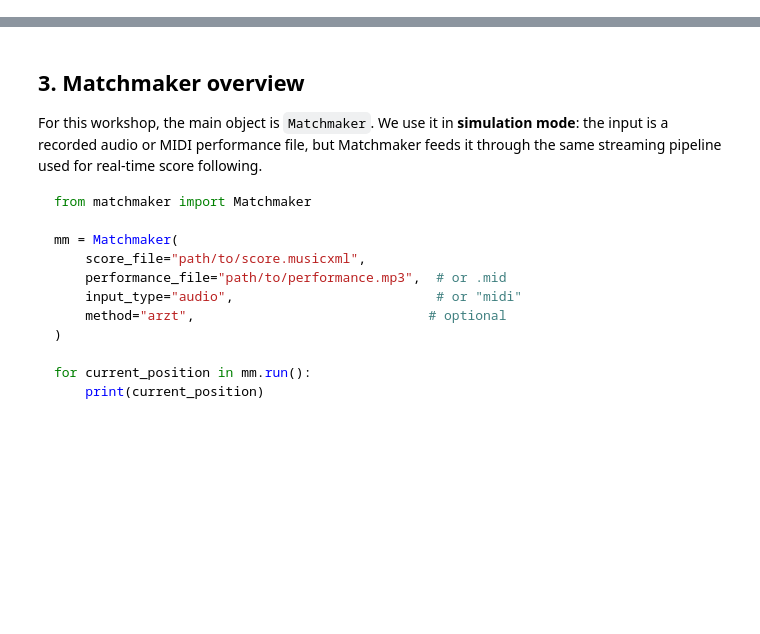
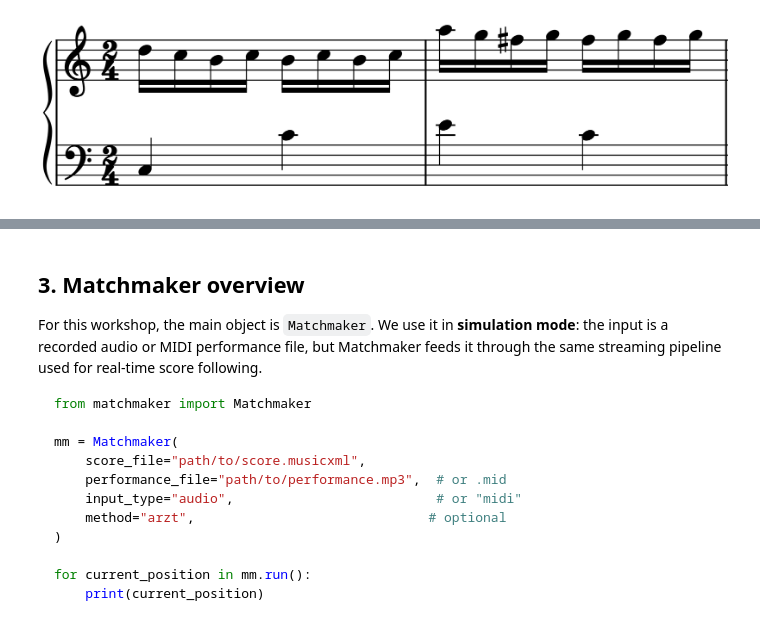
Before and after one commit to pymatchmaker/mec2026_alignment_workshop, a Jupyter notebook: notebooks/online_alignment_audio.ipynb, the cells around one changed output, grey strips where cells are left out. Cells and saved outputs as stored; diff of their text form; code cells hidden in the pictures; blank space fills up the shorter version.

Commit message:
separate online_alignment_audio

```diff
--- a/notebooks/online_alignment_audio.ipynb
+++ b/notebooks/online_alignment_audio.ipynb
@@ -104,0 +69,16 @@ for path in [SCORE_FILE, AUDIO_FILE, MIDI_FILE, NOTE_ANNOTATIONS, PREVIEW_IMAGE]
+# %%
+DATA_DIR = Path("../mec-variation")
+SCORE_FILE = DATA_DIR / "scores/musicxml/short.musicxml"
+AUDIO_FILE = DATA_DIR / "performances/wav/short1.wav"
+MIDI_FILE = DATA_DIR / "performances/midi/short1.mid"
+MATCH_FILE = DATA_DIR / "alignments/match/short1.match"
+SNIPPET_FILE = DATA_DIR / "performances/wav/snippet.wav"
+PREVIEW_IMAGE = DATA_DIR / "scores/simple_mozart_first_two_measures.png"
+
+# Ground-truth note onsets (seconds) from the .match file.
+NOTE_ANNOTATIONS = pt.load_match(str(MATCH_FILE))[0].note_array()["onset_sec"]
+
+print("Data directory:", DATA_DIR.resolve())
+for path in [SCORE_FILE, AUDIO_FILE, MIDI_FILE, MATCH_FILE, SNIPPET_FILE, PREVIEW_IMAGE]:
+    print(path.name, "ok" if path.exists() else "missing")
+print(f"NOTE_ANNOTATIONS: {len(NOTE_ANNOTATIONS)} note onsets from {MATCH_FILE.name}")
@@ -145,0 +132,80 @@ pd.DataFrame(note_array[:10])[["id", "pitch", "onset_beat", "duration_beat"]]
+# %%
+from IPython.display import clear_output, Audio
+import matplotlib.image as mpimg
+
+print(f"Below is the short score snippet for feature visualization, along with the audio snippet (first 2 measures).")
+display(Image(filename=str(PREVIEW_IMAGE), width=700))
+display(Audio(filename=str(SNIPPET_FILE)))
+
+# Cached once: score image + its aspect ratio (used for figure sizing below).
+SCORE_IMG = mpimg.imread(str(PREVIEW_IMAGE))
+SCORE_AR = SCORE_IMG.shape[1] / SCORE_IMG.shape[0]
+
+
+def live_stream_processor(processor, sample_rate, hop_length, title, ylabel, yticks, yticklabels):
+    """Stream SNIPPET_FILE hop-by-hop through processor; grow chart one column at a time."""
+    audio_y, _ = librosa.load(str(SNIPPET_FILE), sr=sample_rate, mono=True)
+    rem = len(audio_y) % hop_length
+    if rem:
+        audio_y = np.concatenate((audio_y, np.zeros(hop_length - rem, dtype=np.float32)))
+    n_hops = len(audio_y) // hop_length
+    cache_size = getattr(processor, "n_fft", 2 * hop_length) - hop_length
+    hop_seconds = hop_length / sample_rate
+    redraw_every = max(1, n_hops // 12)
+
+    last_chunk = None
+    emit_count = 0
+    feature_buffer = None
+
+    score_h, feat_h = 2.0, 2.0
+    fig, (score_ax, ax) = plt.subplots(
+        2, 1,
+        figsize=(SCORE_AR * score_h, score_h + feat_h),
+        gridspec_kw={"height_ratios": [score_h, feat_h]},
+    )
+    score_ax.imshow(SCORE_IMG)
+    score_ax.set_axis_off()
+    score_ax.set_title("Score (first two measures)")
+
+    for hop_idx in range(n_hops):
+        chunk = audio_y[hop_idx * hop_length : (hop_idx + 1) * hop_length]
+        if last_chunk is None:
+            target = np.concatenate((np.zeros(cache_size, dtype=np.float32), chunk))
+        else:
+            target = np.concatenate((last_chunk, chunk))
+
+        if last_chunk is not None:
+            feature_block, _ = processor((target, emit_count * hop_seconds))
+            feature_block = np.asarray(feature_block)
+            if feature_buffer is None:
+                feature_buffer = np.zeros((feature_block.shape[1], n_hops))
+            n_new = feature_block.shape[0]
+            feature_buffer[:, emit_count:emit_count + n_new] = feature_block.T
+            emit_count += n_new
+
+        last_chunk = target[-cache_size:]
+
+        if hop_idx % redraw_every != 0 and hop_idx != n_hops - 1:
+            continue
+
+        ax.clear()
+        if emit_count > 0:
+            ax.imshow(
+                feature_buffer[:, :emit_count],
+                origin="lower", aspect="auto", interpolation="nearest",
+                extent=[0, emit_count * hop_seconds, 0, feature_buffer.shape[0]],
+                vmin=0,
+            )
+        ax.set_xlim(0, n_hops * hop_seconds)
+        ax.set(xlabel="Performance time (s)", ylabel=ylabel, title=title)
+        ax.set_yticks(yticks)
+        ax.set_yticklabels(yticklabels)
+        ax.grid(False)
+
+        clear_output(wait=True)
+        display(fig)
+
+    plt.close(fig)
+    processor.reset()
+    return feature_buffer, emit_count
+# %% [output]
@@ -145,0 +213 @@ pd.DataFrame(note_array[:10])[["id", "pitch", "onset_beat", "duration_beat"]]
+[figure, added]
```
Also changed, not shown: parts of 17 cells of this notebook, 1 other file.
